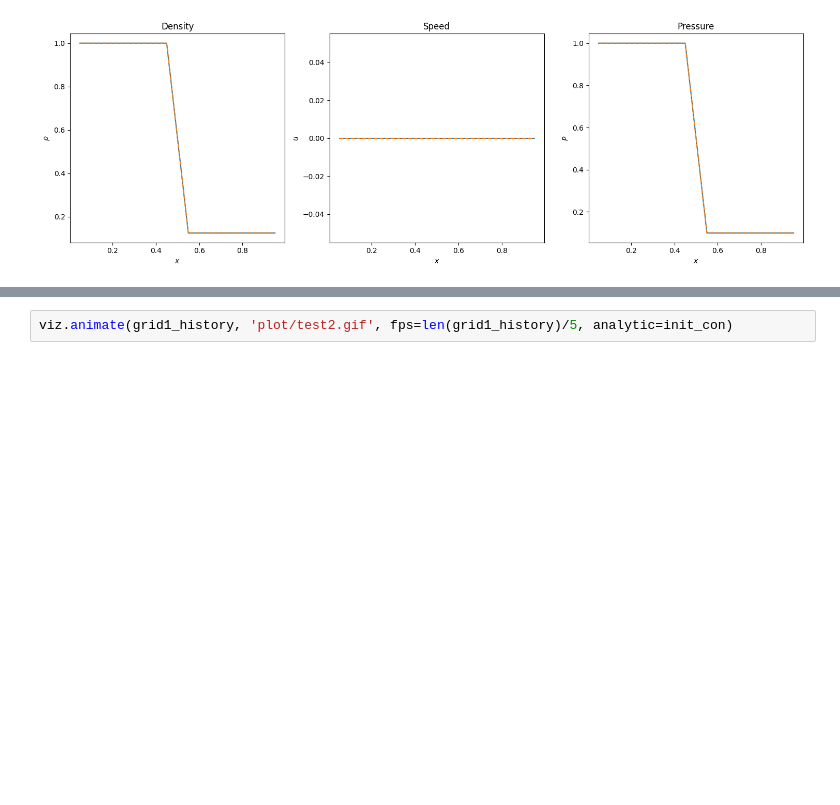
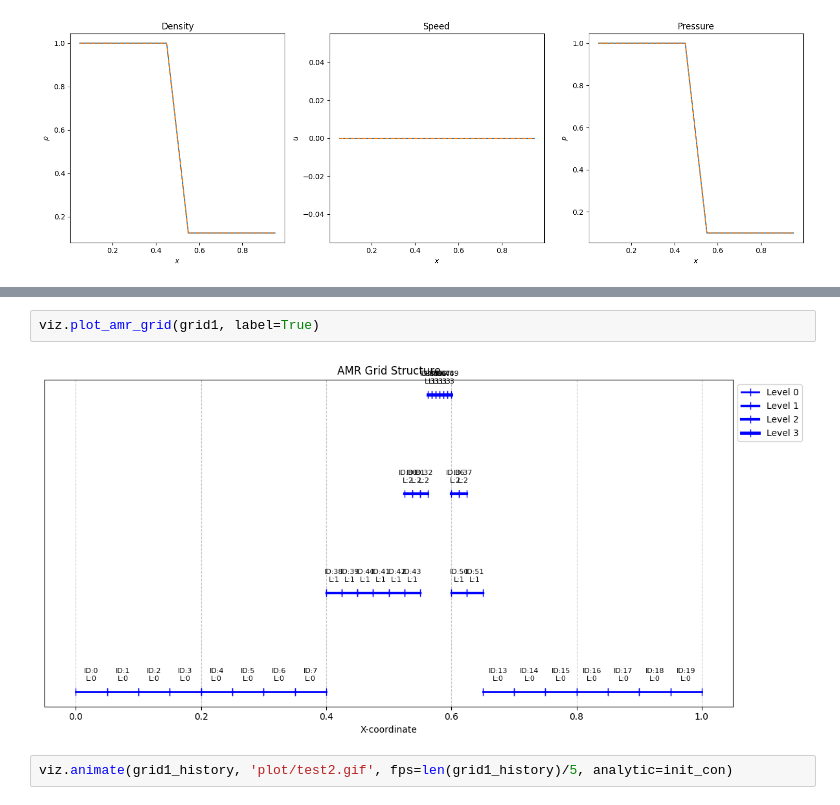
Before and after one commit to yttcari/1d_AMR, a Jupyter notebook: 03_1DAMR_solver.ipynb, the cells around one changed output, grey strips where cells are left out. Saved outputs shown, nothing was run; the diff lists cells and outputs as text; blank space fills up the shorter version.

```diff
--- a/03_1DAMR_solver.ipynb
+++ b/03_1DAMR_solver.ipynb
@@ -73,3 +73,7 @@ FINISHED
+# %%
+viz.plot_amr_grid(grid1, label=True)
+# %% [output]
+[figure, added]
 # %%
 viz.animate(grid1_history, 'plot/test2.gif', fps=len(grid1_history)/5, analytic=init_con)
 # %% [output]
```
Also changed, not shown: parts of 1 cell of this notebook, 4 other files.
